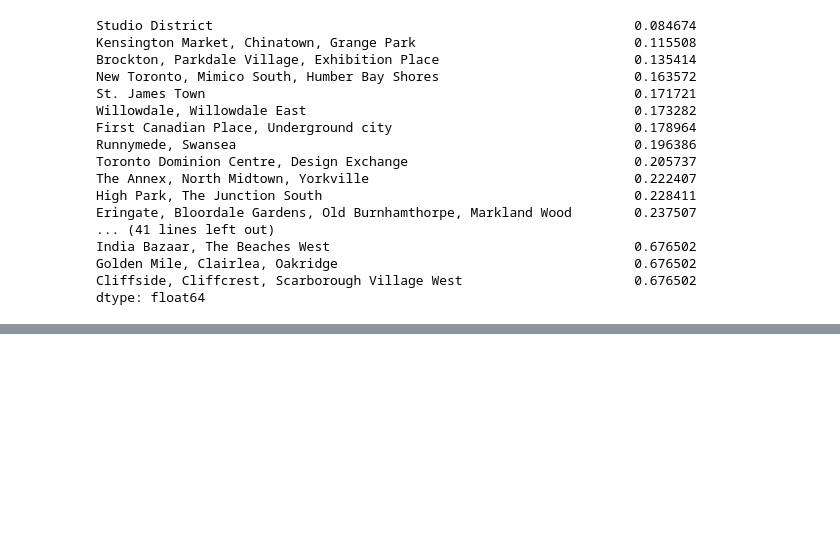
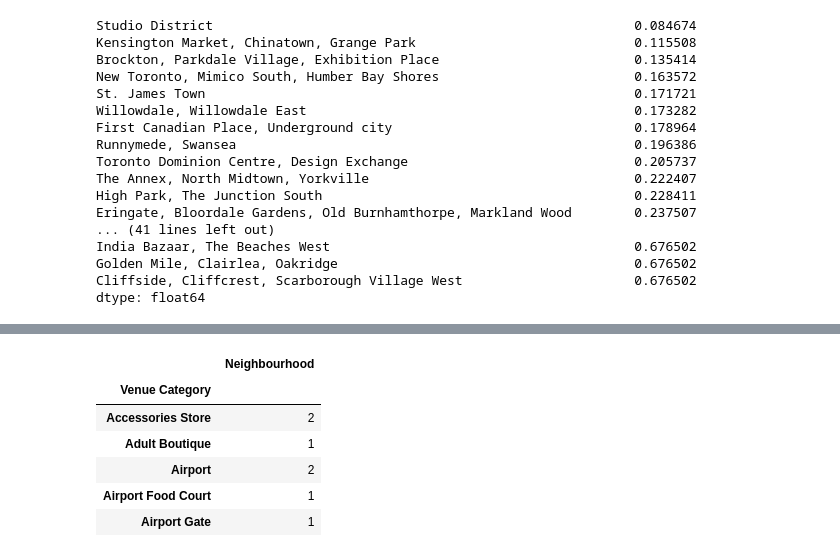
Before and after one commit to leonsmgit/New-City-neighbourhood-search, a Jupyter notebook: Neighbourhood_match.ipynb, the cells around one changed output, grey strips where cells are left out. Saved outputs shown, nothing was run; the diff lists cells and outputs as text; code cells hidden in the pictures; blank space fills up the shorter version.

```diff
--- a/Neighbourhood_match.ipynb
+++ b/Neighbourhood_match.ipynb
@@ -396,0 +570,2 @@ Toronto_venues.head()
+# %%
+X = pd.DataFrame(Toronto_venues.loc['Kensington Market, Chinatown, Grange Park'].groupby('Venue Category')['Neighbourhood'].count())
@@ -396,0 +584,10 @@ Toronto_venues.head()
+# %%
+X.head()
+# %% [output]
+|  | Neighbourhood |
+| Venue Category |  |
+| Accessories Store | 2 |
+| Adult Boutique | 1 |
+| Airport | 2 |
+| Airport Food Court | 1 |
+| Airport Gate | 1 |
```
Also changed, not shown: parts of 16 cells of this notebook, 2 other files.
